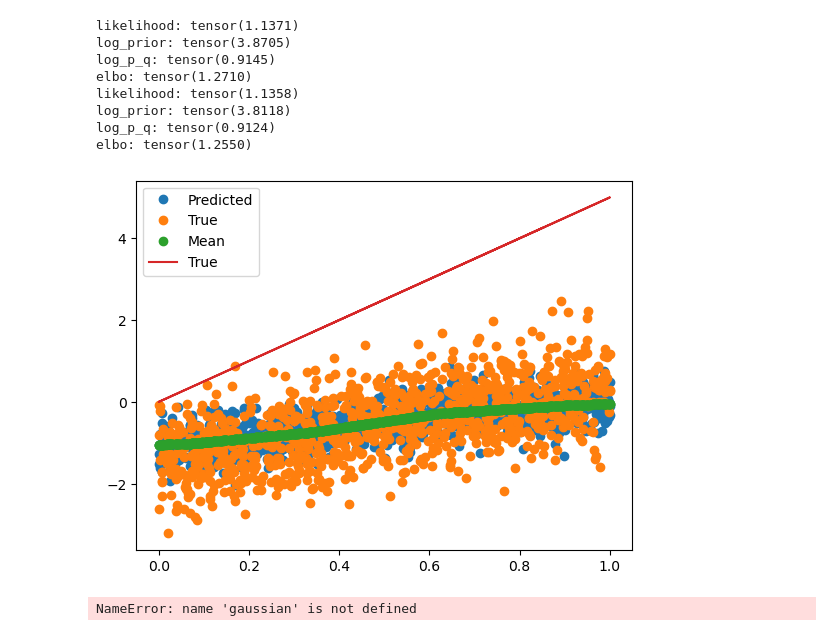
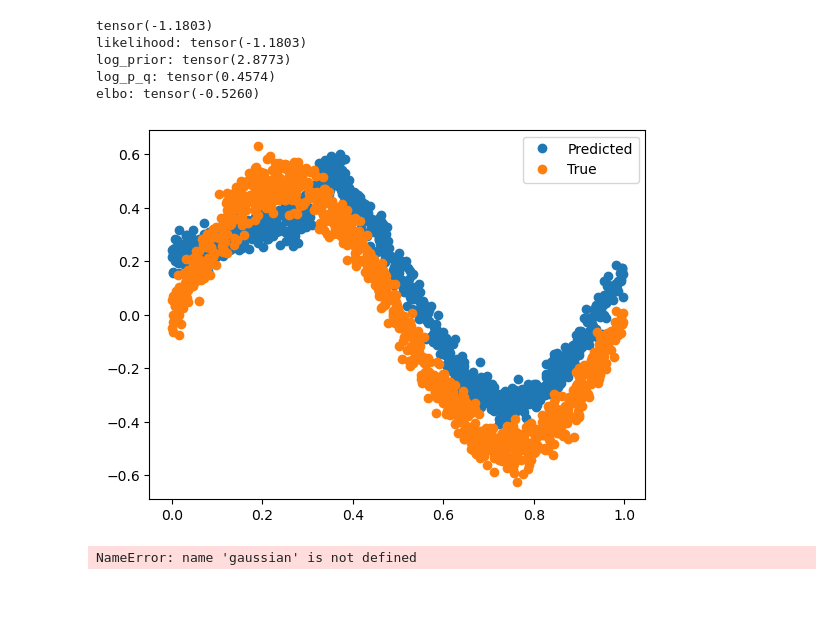
Before and after one commit to Bloomistell/DistributionFitting, a Jupyter notebook: train.ipynb, the cells around one changed output. Saved outputs shown, nothing was run; the diff lists cells and outputs as text; code cells hidden in the pictures; blank space fills up the shorter version.

Commit message:
gaussian mixture sampling corrected

```diff
--- a/train.ipynb
+++ b/train.ipynb
@@ -10,8 +10,11 @@ import matplotlib.pyplot as plt
 from datasets import *
 from models import *
 from losses import *
+# %%
+# using apple's GPU
+device = torch.device('cpu')
 # %%
-data_generator = GaussianDataset()
+data_generator = GaussianDataset(device=device)
 
 data_generator.generate_data(5000, 1)
 train_loader = torch.utils.data.DataLoader(data_generator, batch_size=500, shuffle=True)
@@ -19,5 +22,5 @@ train_loader = torch.utils.data.DataLoader(data_generator, batch_size=500, shuff
 print('mean:', round(torch.mean(data_generator.y).item(), 2), 'std:', round(torch.std(data_generator.y).item(), 2))
 
 data_generator.generate_data(1000, 1)
-test_loader = torch.utils.data.DataLoader(data_generator, batch_size=500, shuffle=True)
+test_loader = torch.utils.data.DataLoader(data_generator, batch_size=1000, shuffle=True)
 # %% [output]
@@ -37,0 +188,34 @@ for epoch in range(epochs):
+# %%
+model = VI(5).to(device)
+epochs = 2000
+optim = torch.optim.Adam(model.parameters(), lr=0.005)
+loss_fn = GaussianMixtureLoss(torch.mean(data_generator.y).item(), torch.std(data_generator.y).item(), device=device)
+
+for epoch in range(epochs):
+    if epoch % 100 == 0:
+        print('Epoch:', epoch, 'to', epoch+100, 'Loss:', round(loss.item(), 2), end='\r', flush=True)
+    for X, y in train_loader:
+        optim.zero_grad()
+        y_pred, mu, log_var, weights = model(X)
+        loss = loss_fn(y_pred, y, mu, log_var, weights)
+        loss.backward()
+        optim.step()
+
+X_test_list, y_test_list, y_pred_list, mu_pred_list = [], [], [], []
+with torch.no_grad():
+    for X, y in test_loader:
+        X_test_list += X.flatten().tolist()
+        y_test_list += y.flatten().tolist()
+        y_pred, mu, log_var, weights = model(X)
+        y_pred_list += y_pred.flatten().tolist()
+        mu_pred_list += mu.mean(dim=1).flatten().tolist()
+        if nll_gm(y, mu, log_var, weights).mean() < 0:
+            print(nll_gm(y, mu, log_var, weights).mean())
+        elbo_gm_eval(y_pred, y, mu, log_var, weights)
+
+plt.plot(X_test_list, y_pred_list, 'o', label='Predicted')
+plt.plot(X_test_list, y_test_list, 'o', label='True')
+# plt.plot(X_test_list, mu_pred_list, 'o', label='Mean')
+# plt.plot(X_test_list, np.array(X_test_list)*5, label='True')
+plt.legend()
+plt.show()
@@ -61,32 +251,29 @@ q_weights.4.bias tensor([0.1941, 0.1022])
 # %%
 X_test_list, y_test_list, y_pred_list, mu_pred_list = [], [], [], []
 with torch.no_grad():
     for X, y in test_loader:
         X_test_list += X.flatten().tolist()
         y_test_list += y.flatten().tolist()
         y_pred, mu, log_var, weights = model(X)
         y_pred_list += y_pred.flatten().tolist()
         mu_pred_list += mu.mean(dim=1).flatten().tolist()
         if nll_gm(y, mu, log_var, weights).mean() < 0:
             print(nll_gm(y, mu, log_var, weights).mean())
         elbo_gm_eval(y_pred, y, mu, log_var, weights)
 
 plt.plot(X_test_list, y_pred_list, 'o', label='Predicted')
 plt.plot(X_test_list, y_test_list, 'o', label='True')
-plt.plot(X_test_list, mu_pred_list, 'o', label='Mean')
-plt.plot(X_test_list, np.array(X_test_list)*5, label='True')
+# plt.plot(X_test_list, mu_pred_list, 'o', label='Mean')
+# plt.plot(X_test_list, np.array(X_test_list)*5, label='True')
 plt.legend()
 plt.show()
 # %% [output]
-likelihood: tensor(1.1371)
-log_prior: tensor(3.8705)
-log_p_q: tensor(0.9145)
-elbo: tensor(1.2710)
-likelihood: tensor(1.1358)
-log_prior: tensor(3.8118)
-log_p_q: tensor(0.9124)
-elbo: tensor(1.2550)
+tensor(-1.1803)
+likelihood: tensor(-1.1803)
+log_prior: tensor(2.8773)
+log_p_q: tensor(0.4574)
+elbo: tensor(-0.5260)
-[figure, old version]
+[figure, new version]
 # %%
 plt.hist(y_test, bins=30, density=True)
 plt.plot(np.linspace(-3, 7, 100), gaussian(np.linspace(-3, 7, 100), np.mean(y_test), np.std(y_test)))
```
Also changed, not shown: parts of 9 cells of this notebook, 5 other files.
